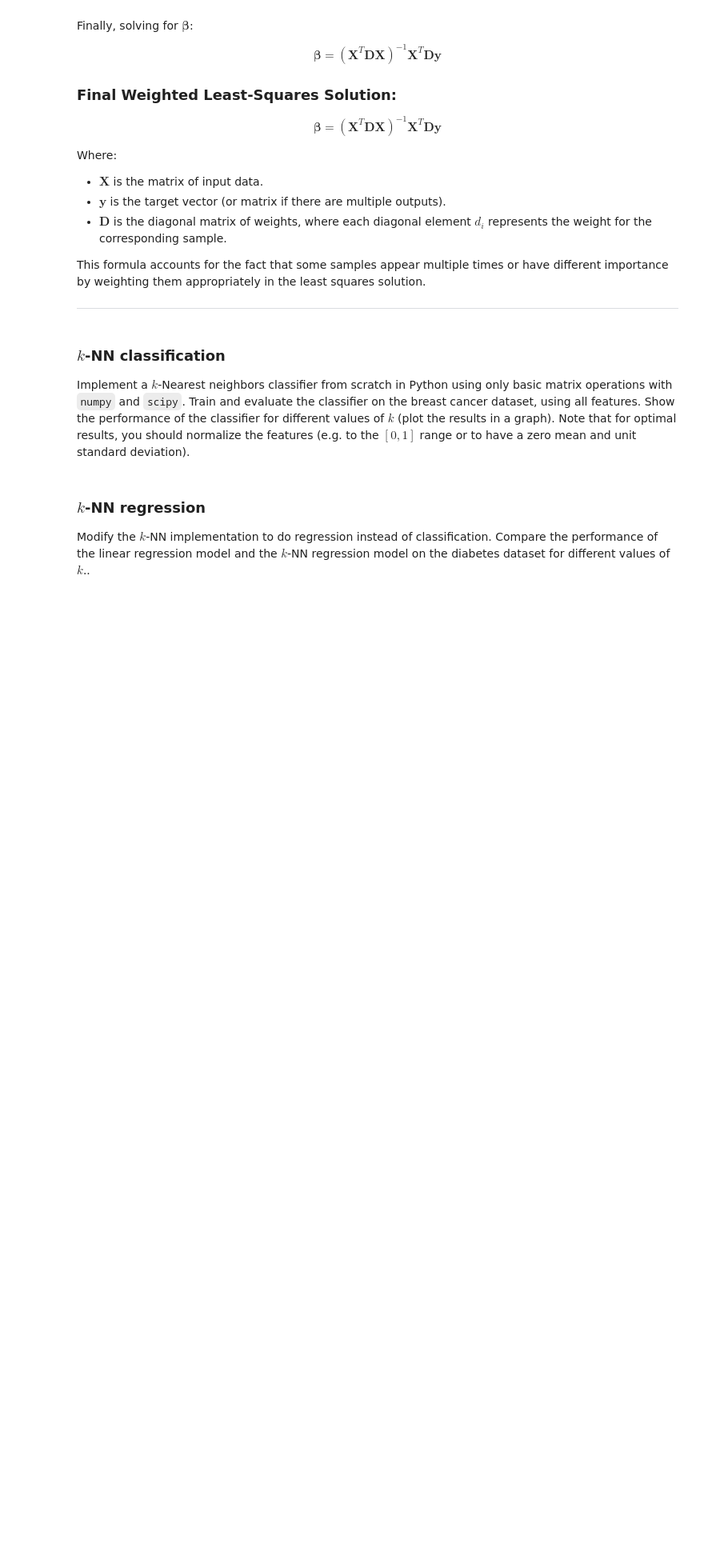
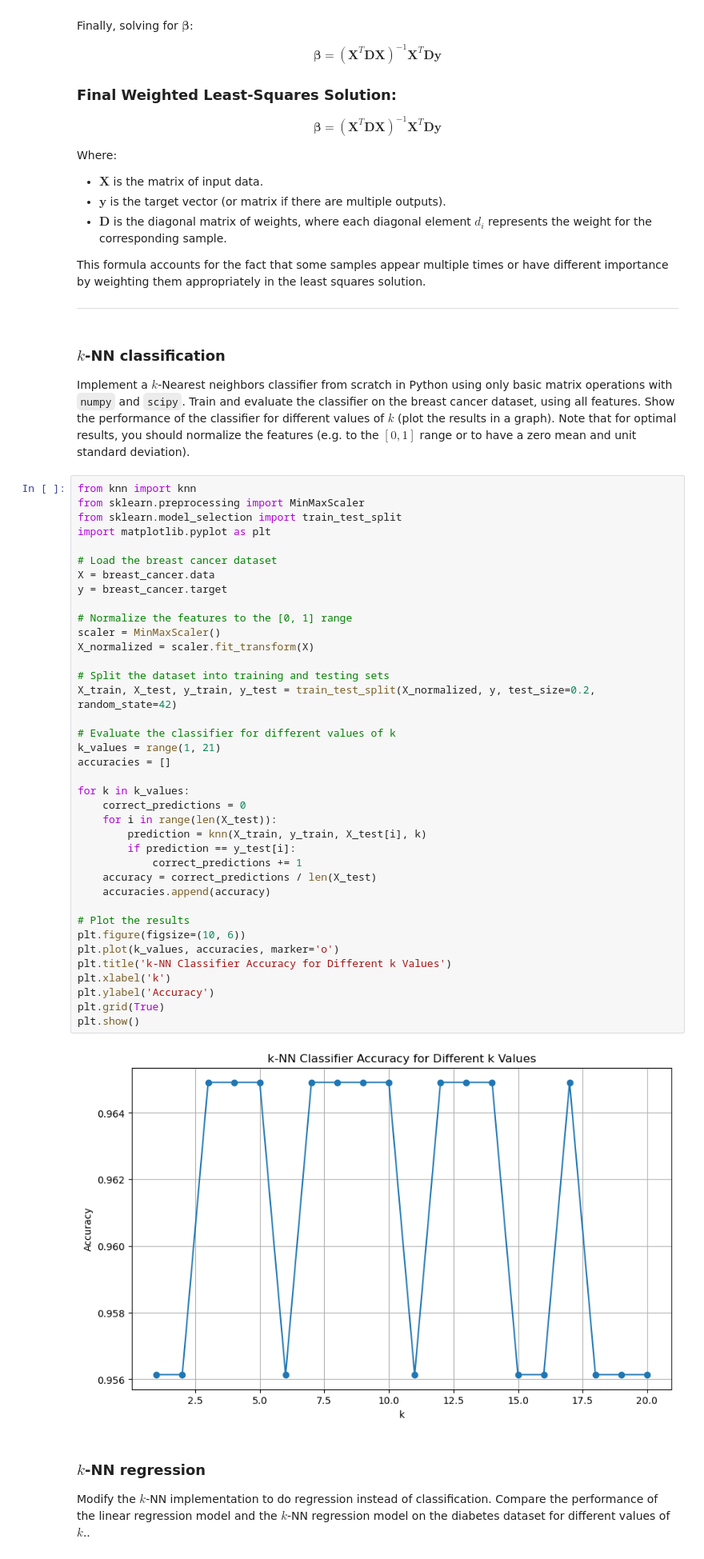
Before and after one commit to LucianoDeben/8dm50-machine-learning, a Jupyter notebook: practicals/week_1.ipynb, the cells around one changed output. Shown: that part at 80% size. Saved outputs shown, nothing was run; the diff lists cells and outputs as text; blank space fills up the shorter version.

```diff
--- a/practicals/week_1.ipynb
+++ b/practicals/week_1.ipynb
@@ -224,6 +224,46 @@ This formula accounts for the fact that some samples appear multiple times or ha
 ### $k$-NN classification
 
 Implement a $k$-Nearest neighbors classifier from scratch in Python using only basic matrix operations with `numpy` and `scipy`. Train and evaluate the classifier on the breast cancer dataset, using all features. Show the performance of the classifier for different values of $k$ (plot the results in a graph). Note that for optimal results, you should normalize the features (e.g. to the $[0, 1]$ range or to have a zero mean and unit standard deviation).
+# %%
+from knn import knn
+from sklearn.preprocessing import MinMaxScaler
+from sklearn.model_selection import train_test_split
+import matplotlib.pyplot as plt
+
+# Load the breast cancer dataset
+X = breast_cancer.data
+y = breast_cancer.target
+
+# Normalize the features to the [0, 1] range
+scaler = MinMaxScaler()
+X_normalized = scaler.fit_transform(X)
+
+# Split the dataset into training and testing sets
+X_train, X_test, y_train, y_test = train_test_split(X_normalized, y, test_size=0.2, random_state=42)
+
+# Evaluate the classifier for different values of k
+k_values = range(1, 21)
+accuracies = []
+
+for k in k_values:
+    correct_predictions = 0
+    for i in range(len(X_test)):
+        prediction = knn(X_train, y_train, X_test[i], k)
+        if prediction == y_test[i]:
+            correct_predictions += 1
+    accuracy = correct_predictions / len(X_test)
+    accuracies.append(accuracy)
+
+# Plot the results
+plt.figure(figsize=(10, 6))
+plt.plot(k_values, accuracies, marker='o')
+plt.title('k-NN Classifier Accuracy for Different k Values')
+plt.xlabel('k')
+plt.ylabel('Accuracy')
+plt.grid(True)
+plt.show()
+# %% [output]
+[figure, added]
 # %% [markdown]
 ### $k$-NN regression
 
```
Also changed, not shown: 1 other file.
